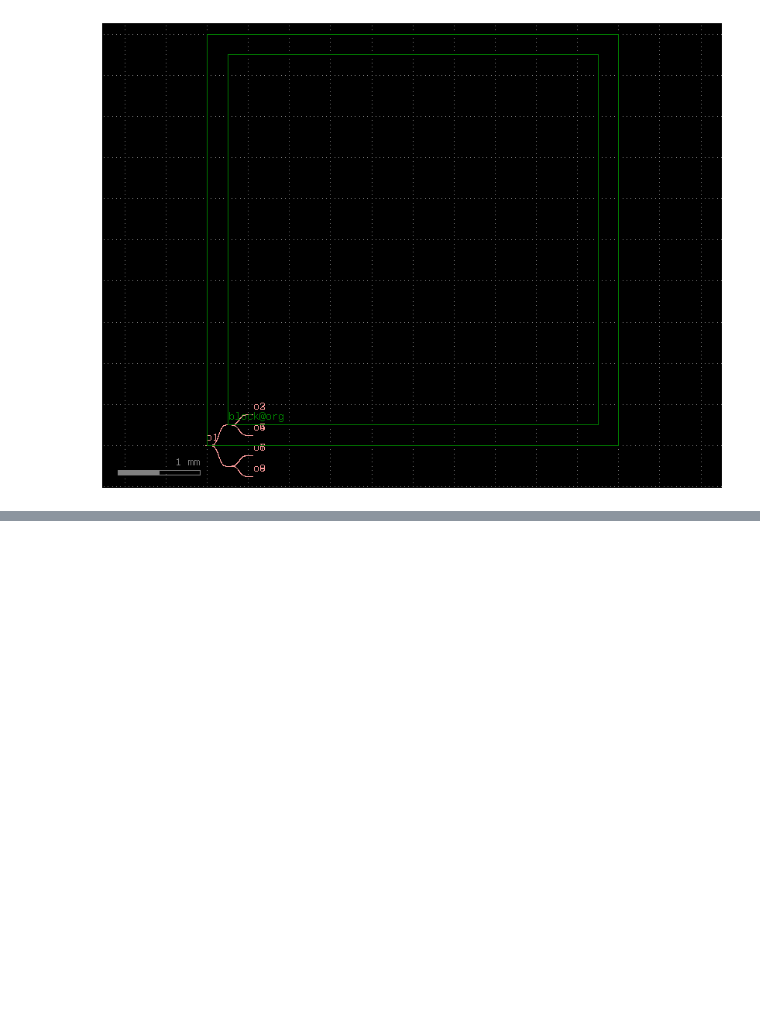
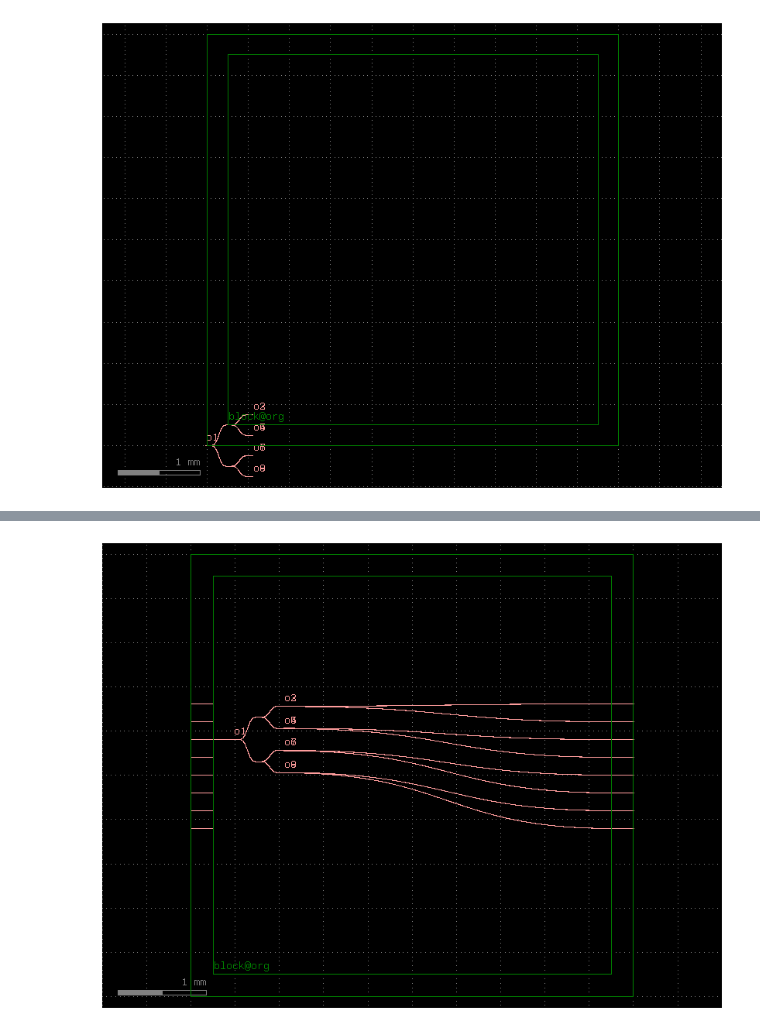
Before and after one commit to snacmuo/pic-upv-lab4, a Jupyter notebook: LAYOUT_Student.ipynb, the cells around one changed output, grey strips where cells are left out. Cells and saved outputs as stored; diff of their text form; code cells hidden in the pictures; blank space fills up the shorter version.

```diff
--- a/LAYOUT_Student.ipynb
+++ b/LAYOUT_Student.ipynb
@@ -515,7 +515,7 @@ c.plot()
 # %%
 # Once we "test" the high-level component, we can create a cell for it
 @gf.cell  # Decorador para indicar que la función que sigue es un componente de gdsfactory, lo que permite que se pueda usar como un bloque reutilizable en otros diseños. El decorador @gf.cell se encarga de registrar la función como un componente dentro de la biblioteca de componentes de gdsfactory, lo que facilita su uso y referencia en otros diseños
-def mmi_tree_1x8(pad_x = 250 ,pad_y = 250, dieW = 0, dieL = 0):
+def mmi_tree_1x8(pad_x = 250 ,pad_y = 250):
     c = gf.Component()
     c_mmi = cells.mmi1x2()
     mmi1 = c.add_ref(c_mmi)
@@ -526,13 +526,13 @@ def mmi_tree_1x8(pad_x = 250 ,pad_y = 250, dieW = 0, dieL = 0):
     mmi6 = c.add_ref(c_mmi)
     mmi7 = c.add_ref(c_mmi)
 
-    # mmi1.dmovex(dieW/2).dmovey(dieL/2)
-    mmi2.dmovex(pad_x + dieW/2).dmovey(pad_y + dieL/2)
-    mmi3.dmovex(pad_x + dieW/2).dmovey(-pad_y + dieL/2)
-    mmi4.dmovex(2*pad_x + dieW/2).dmovey(pad_y*1.5 + dieL/2)
-    mmi5.dmovex(2*pad_x + dieW/2).dmovey(pad_y*0.5 + dieL/2)
-    mmi6.dmovex(2*pad_x + dieW/2).dmovey(-pad_y*0.5 + dieL/2)
-    mmi7.dmovex(2*pad_x + dieW/2).dmovey(-pad_y*1.5 + dieL/2)
+    #mmi1.dmovex(dieW/2).dmovey(dieL/2)
+    mmi2.dmovex(pad_x).dmovey(pad_y)
+    mmi3.dmovex(pad_x).dmovey(-pad_y)
+    mmi4.dmovex(2*pad_x).dmovey(pad_y*1.5)
+    mmi5.dmovex(2*pad_x).dmovey(pad_y*0.5)
+    mmi6.dmovex(2*pad_x).dmovey(-pad_y*0.5)
+    mmi7.dmovex(2*pad_x).dmovey(-pad_y*1.5)
 
     gf.routing.route_single_sbend(component=c, port1= mmi1['o2'], port2=mmi2['o1'],cross_section='strip')
     gf.routing.route_single_sbend(component=c, port1= mmi1['o3'], port2=mmi3['o1'],cross_section='strip')
@@ -578,7 +578,7 @@ border = 250
 in_arr = main1.add_ref(
     gf.components.straight_array(n=8, spacing=sp, length=border, cross_section=xs)
 ).dmovey(
-    2500 - 3*sp
+    dieL/2 - 3*sp
 )  #!!!!!! Easy to put IO Waveguides for a complete design !!!!
 
 out_arr = (
@@ -586,11 +586,12 @@ out_arr = (
         gf.components.straight_array(n=8, spacing=sp, length=border, cross_section=xs)
     )
     .dmovex(dieW - border)
-    .dmovey(2500 - 3*sp)
+    .dmovey(dieL/2 - 3*sp)
 )
 
+cell_1x8.dmovex(border*2).dmovey(in_arr['o6'].dy)
 
-gf.routing.route_single_sbend(component=main1, port1=in_arr['o13'], port2=cell_1x8['o1'])
+gf.routing.route_single_sbend(component=main1, port1=in_arr['o11'], port2=cell_1x8['o1'])
 gf.routing.route_single_sbend(component=main1, port1=cell_1x8['o2'], port2=out_arr['o8'])
 gf.routing.route_single_sbend(component=main1, port1=cell_1x8['o3'], port2=out_arr['o7'])
 gf.routing.route_single_sbend(component=main1, port1=cell_1x8['o4'], port2=out_arr['o6'])
@@ -601,4 +602,5 @@ gf.routing.route_single_sbend(component=main1, port1=cell_1x8['o8'], port2=out_a
 gf.routing.route_single_sbend(component=main1, port1=cell_1x8['o9'], port2=out_arr['o1'])
 
 main1.plot()
+main1.show()
 # %% [output]
@@ -605,0 +608 @@ ValueError: min_bend_radius 12.853 < CrossSection.radius_min 35.0.
+[figure, added]
```
Also changed, not shown: parts of 11 cells of this notebook, 1 other file.
